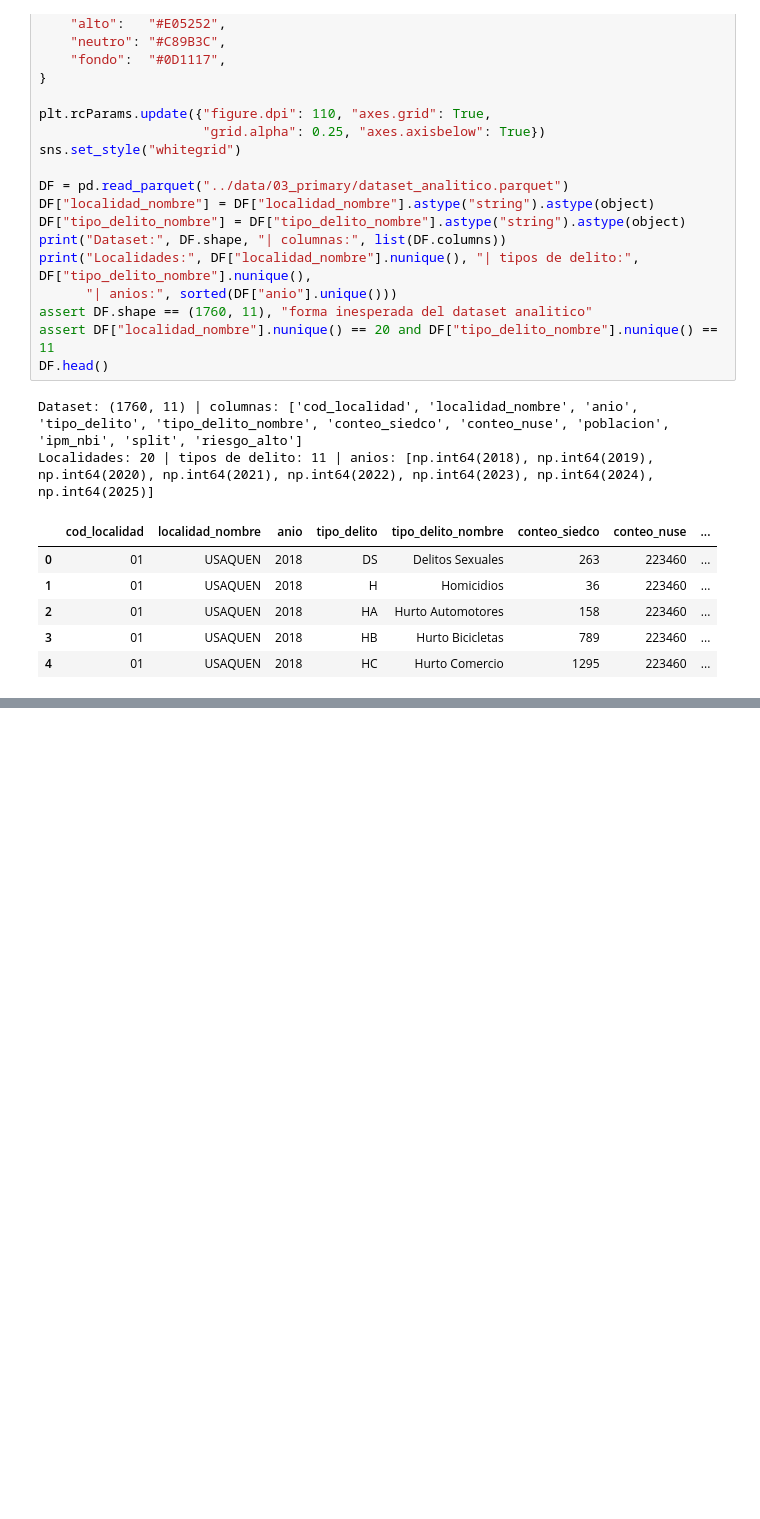
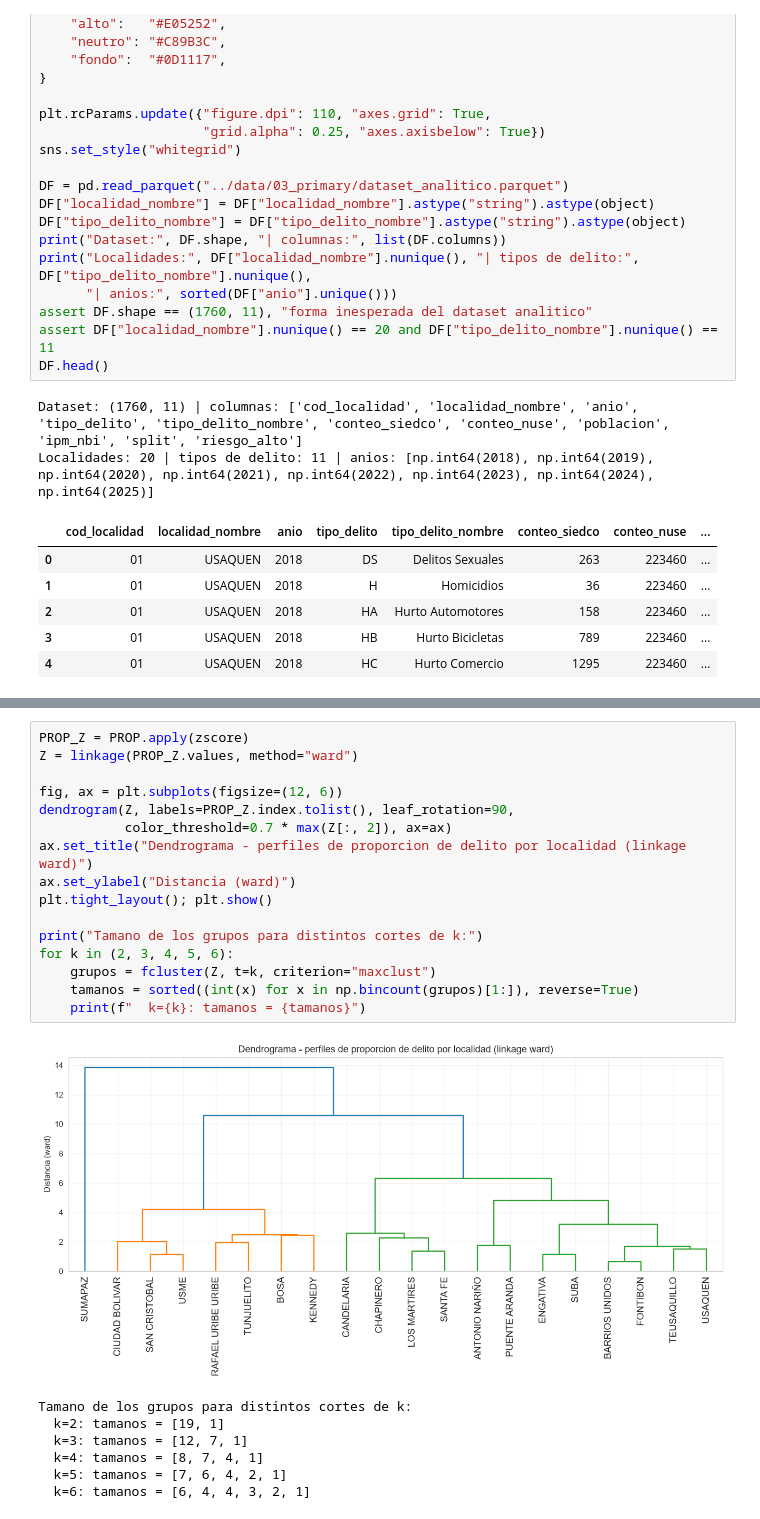
Before and after one commit to diego-juan3112/OpenDataProject2026, a Jupyter notebook: notebooks/06_eda_perfilado_clustering.ipynb, the cells around one changed output, grey strips where cells are left out. Cells and saved outputs as stored; diff of their text form; blank space fills up the shorter version.

```diff
--- a/notebooks/06_eda_perfilado_clustering.ipynb
+++ b/notebooks/06_eda_perfilado_clustering.ipynb
@@ -57,0 +204,24 @@ Localidades: 20 | tipos de delito: 11 | anios: [np.int64(2018), np.int64(2019),
+# %%
+PROP_Z = PROP.apply(zscore)
+Z = linkage(PROP_Z.values, method="ward")
+
+fig, ax = plt.subplots(figsize=(12, 6))
+dendrogram(Z, labels=PROP_Z.index.tolist(), leaf_rotation=90,
+           color_threshold=0.7 * max(Z[:, 2]), ax=ax)
+ax.set_title("Dendrograma - perfiles de proporcion de delito por localidad (linkage ward)")
+ax.set_ylabel("Distancia (ward)")
+plt.tight_layout(); plt.show()
+
+print("Tamano de los grupos para distintos cortes de k:")
+for k in (2, 3, 4, 5, 6):
+    grupos = fcluster(Z, t=k, criterion="maxclust")
+    tamanos = sorted((int(x) for x in np.bincount(grupos)[1:]), reverse=True)
+    print(f"  k={k}: tamanos = {tamanos}")
+# %% [output]
+[figure, added]
+Tamano de los grupos para distintos cortes de k:
+  k=2: tamanos = [19, 1]
+  k=3: tamanos = [12, 7, 1]
+  k=4: tamanos = [8, 7, 4, 1]
+  k=5: tamanos = [7, 6, 4, 2, 1]
+  k=6: tamanos = [6, 4, 4, 3, 2, 1]
```
Also changed, not shown: parts of 8 cells of this notebook.
